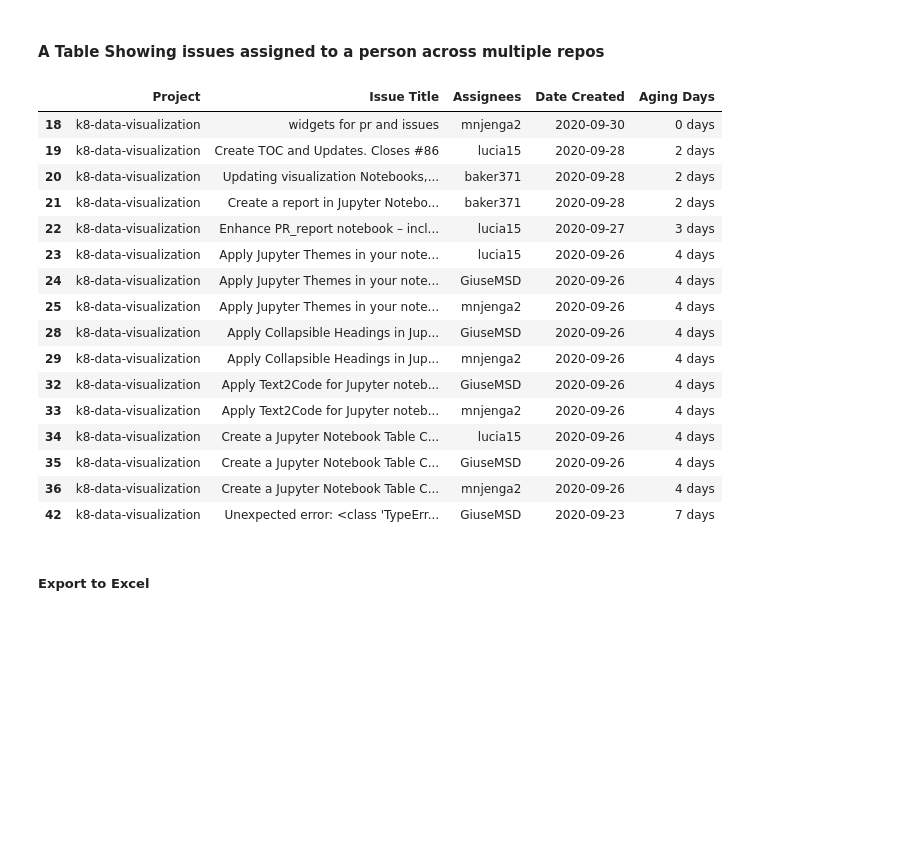
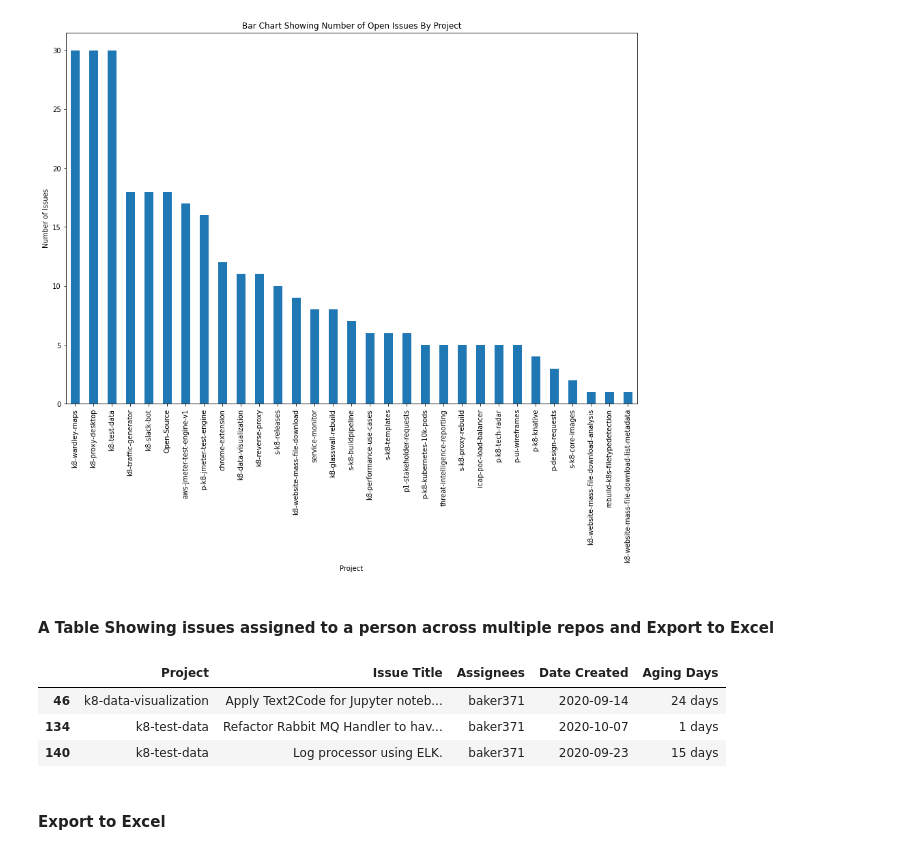
Before and after one commit to lucia15/k8-data-visualization, a Jupyter notebook: upwork-devs/lwasampijja-baker/All_Progress_Issues.ipynb, the cells around one changed output. Cells and saved outputs as stored; diff of their text form; code cells hidden in the pictures; blank space fills up the shorter version.

Commit message:
Updating file with Zenhub Visualizations

```diff
--- a/upwork-devs/lwasampijja-baker/All_Progress_Issues.ipynb
+++ b/upwork-devs/lwasampijja-baker/All_Progress_Issues.ipynb
@@ -46,21 +4,0 @@ repos = Repos('k8-proxy').list_repos()
-# %%
-#@title
-dfs         = []
-for repo in repos:
-  jtoken              = os.getenv('GITHUB_TOKEN', 'token')
-  headers             = {'Authorization': f'token {jtoken}'}
-  url                 = f'https://api.github.com/repos/filetrust/{repo}/issues'
-  res                 = requests.get(url, headers=headers, params={'state': 'all'}).json()
-  data                = json_normalize(res, max_level=1)
-  temp_df             = pd.DataFrame(data)
-  temp_df['repo']     = repo
-  dfs.append(temp_df)
-
-
-df                    = pd.concat(dfs, ignore_index=True)
-df                    = df.loc[df['state'] == 'open']
-df['created_at']      = pd.to_datetime(df['created_at']).dt.date
-df['Aging Days']      = datetime.datetime.now().date() - df['created_at']
-df                    = df[['repo','title','assignee.login', 'created_at', 'Aging Days']]
-df = df.rename({'repo':'Project', 'title':'Issue Title', 'assignee.login':'Assignees', 'created_at':'Date Created'}, axis=1)
-df
@@ -85,2 +105,11 @@ df
+# %%
+#@title
+plt.figure(figsize=(15,10))
+df["Project"].value_counts().plot.bar(title="Bar Chart Showing Number of Open Issues By Project")
+plt.ylabel('Number of Issues')
+plt.xlabel('Project')
+plt.show()
+# %% [output]
+[figure, added]
 # %% [markdown]
-#### A Table Showing issues assigned to a person across multiple repos
+#### A Table Showing issues assigned to a person across multiple repos and Export to Excel
@@ -89,22 +115,0 @@ filter = "k8-data-visualization"
-# %%
-#@title
-df = df[df.isin([filter]).any(axis=1)]
-df
-# %% [output]
-|  | Project | Issue Title | Assignees | Date Created | Aging Days |
-| 18 | k8-data-visualization | widgets for pr and issues | mnjenga2 | 2020-09-30 | 0 days |
-| 19 | k8-data-visualization | Create TOC and Updates. Closes #86 | lucia15 | 2020-09-28 | 2 days |
-| 20 | k8-data-visualization | Updating visualization Notebooks,... | baker371 | 2020-09-28 | 2 days |
-| 21 | k8-data-visualization | Create a report in Jupyter Notebo... | baker371 | 2020-09-28 | 2 days |
-| 22 | k8-data-visualization | Enhance PR_report notebook – incl... | lucia15 | 2020-09-27 | 3 days |
-| 23 | k8-data-visualization | Apply Jupyter Themes in your note... | lucia15 | 2020-09-26 | 4 days |
-| 24 | k8-data-visualization | Apply Jupyter Themes in your note... | GiuseMSD | 2020-09-26 | 4 days |
-| 25 | k8-data-visualization | Apply Jupyter Themes in your note... | mnjenga2 | 2020-09-26 | 4 days |
-| 28 | k8-data-visualization | Apply Collapsible Headings in Jup... | GiuseMSD | 2020-09-26 | 4 days |
-| 29 | k8-data-visualization | Apply Collapsible Headings in Jup... | mnjenga2 | 2020-09-26 | 4 days |
-| 32 | k8-data-visualization | Apply Text2Code for Jupyter noteb... | GiuseMSD | 2020-09-26 | 4 days |
-| 33 | k8-data-visualization | Apply Text2Code for Jupyter noteb... | mnjenga2 | 2020-09-26 | 4 days |
-| 34 | k8-data-visualization | Create a Jupyter Notebook Table C... | lucia15 | 2020-09-26 | 4 days |
-| 35 | k8-data-visualization | Create a Jupyter Notebook Table C... | GiuseMSD | 2020-09-26 | 4 days |
-| 36 | k8-data-visualization | Create a Jupyter Notebook Table C... | mnjenga2 | 2020-09-26 | 4 days |
-| 42 | k8-data-visualization | Unexpected error: <class 'TypeErr... | GiuseMSD | 2020-09-23 | 7 days |
@@ -111,5 +122,15 @@ df
+# %%
+#@title
+filter1 = df["Project"].isin(project_filter)
+filter2 = df["Assignees"].isin(assignee_filter)
+df[filter1 | filter2]
+# %% [output]
+|  | Project | Issue Title | Assignees | Date Created | Aging Days |
+| 46 | k8-data-visualization | Apply Text2Code for Jupyter noteb... | baker371 | 2020-09-14 | 24 days |
+| 134 | k8-test-data | Refactor Rabbit MQ Handler to hav... | baker371 | 2020-10-07 | 1 days |
+| 140 | k8-test-data | Log processor using ELK. | baker371 | 2020-09-23 | 15 days |
 # %% [markdown]
-##### Export to Excel
+#### Export to Excel
 # %%
 #@title
 df.to_csv('report.csv')
```
Also changed, not shown: parts of 13 cells of this notebook.
